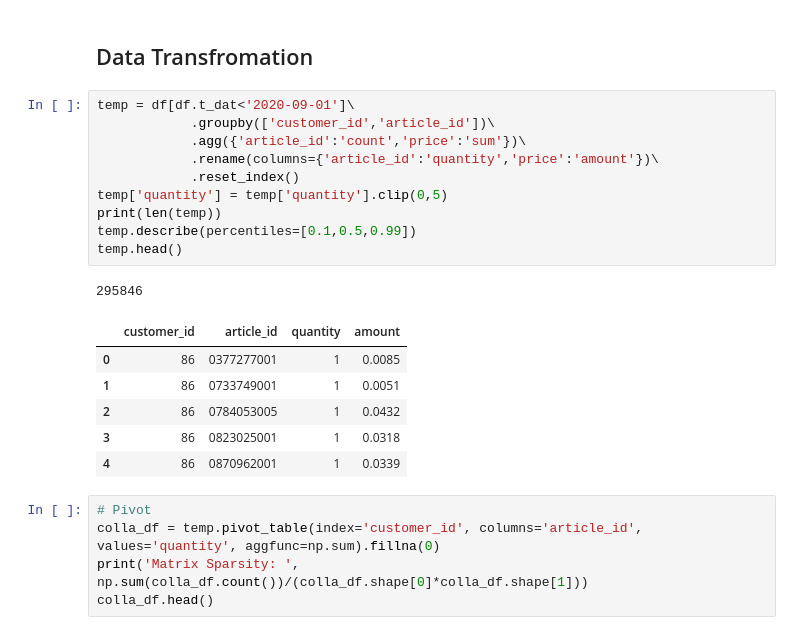
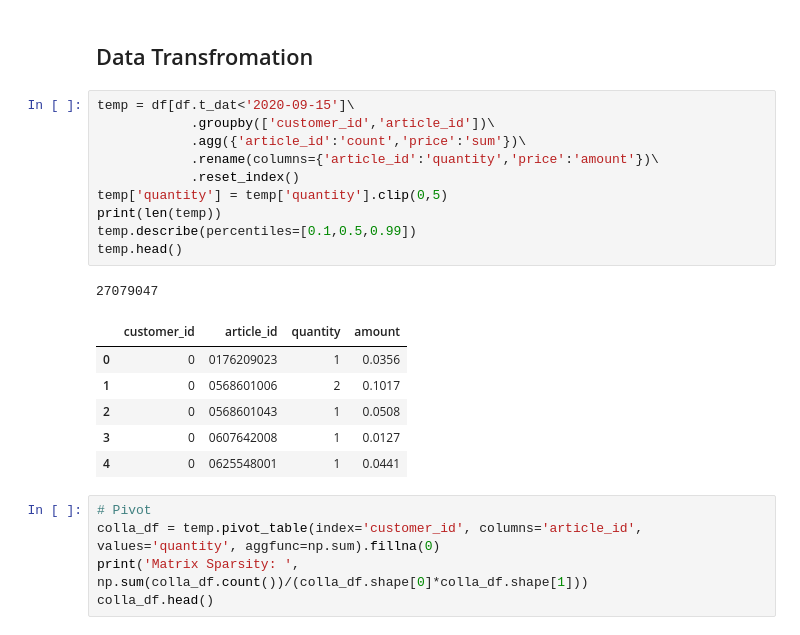
Before and after one commit to mewprakarn/Product_Personalization_Project, a Jupyter notebook: model/2.Implicit ALS.ipynb, the cells around one changed output. Saved outputs shown, nothing was run; the diff lists cells and outputs as text.

```diff
--- a/model/2.Implicit ALS.ipynb
+++ b/model/2.Implicit ALS.ipynb
@@ -55,23 +48,23 @@ Total Transactions:  31788324
 # %% [markdown]
 ## Data Transfromation
 # %%
-temp = df[df.t_dat<'2020-09-01']\
+temp = df[df.t_dat<'2020-09-15']\
             .groupby(['customer_id','article_id'])\
             .agg({'article_id':'count','price':'sum'})\
             .rename(columns={'article_id':'quantity','price':'amount'})\
             .reset_index()
 temp['quantity'] = temp['quantity'].clip(0,5)
 print(len(temp))
 temp.describe(percentiles=[0.1,0.5,0.99])
 temp.head()
 # %% [output]
-295846
+27079047
 |  | customer_id | article_id | quantity | amount |
-| 0 | 86 | 0377277001 | 1 | 0.0085 |
-| 1 | 86 | 0733749001 | 1 | 0.0051 |
-| 2 | 86 | 0784053005 | 1 | 0.0432 |
-| 3 | 86 | 0823025001 | 1 | 0.0318 |
-| 4 | 86 | 0870962001 | 1 | 0.0339 |
+| 0 | 0 | 0176209023 | 1 | 0.0356 |
+| 1 | 0 | 0568601006 | 2 | 0.1017 |
+| 2 | 0 | 0568601043 | 1 | 0.0508 |
+| 3 | 0 | 0607642008 | 1 | 0.0127 |
+| 4 | 0 | 0625548001 | 1 | 0.0441 |
 # %%
 # Pivot
 colla_df = temp.pivot_table(index='customer_id', columns='article_id', values='quantity', aggfunc=np.sum).fillna(0)
```
Also changed, not shown: parts of 1 cell of this notebook, 3 other files.
